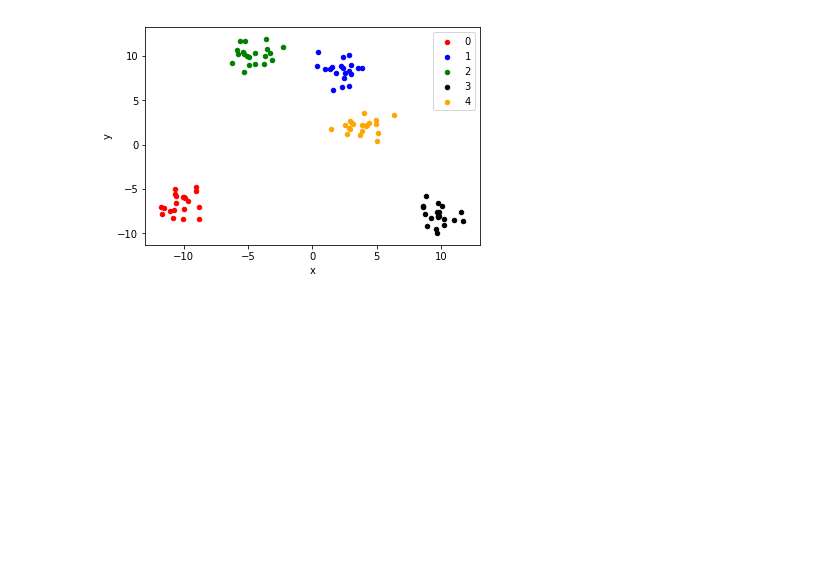
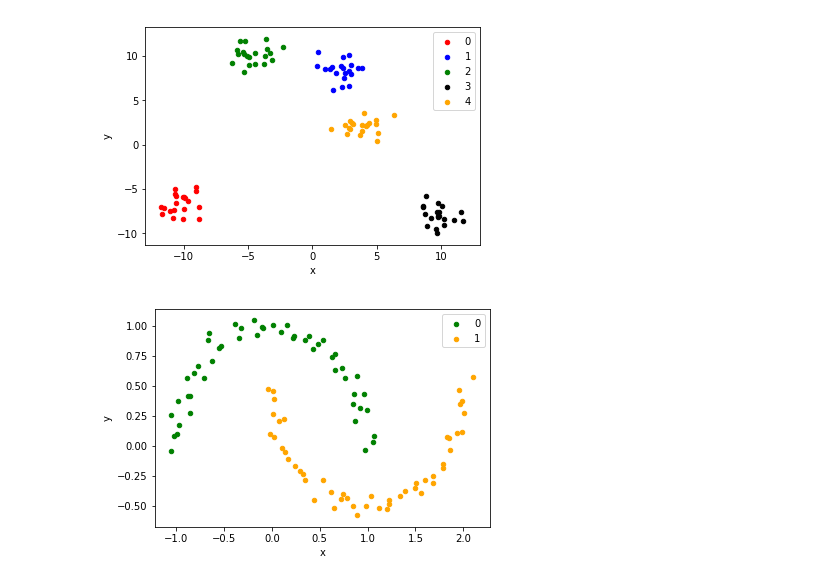
Before and after one commit to allaccountstaken/sandbox, a Jupyter notebook: GeneratingDataSets.ipynb, the cells around one changed output. Cells and saved outputs as stored; diff of their text form; code cells hidden in the pictures; blank space fills up the shorter version.

Commit message:
make moons

```diff
--- a/GeneratingDataSets.ipynb
+++ b/GeneratingDataSets.ipynb
@@ -35,3 +38,14 @@ for key, group in grouped:
 plt.show()
 # %% [output]
 [figure]
+# %%
+# Plot moonms for nonlinear classifications
+X, y = make_moons(n_samples=100, noise=0.05)
+df = DataFrame(dict(x=X[:,0], y=X[:,1], label=y))
+colors = {0: 'green', 1: 'orange'}
+fir, ax = plt.subplots()
+grouped = df.groupby('label')
+for key, group in grouped:
+    group.plot(ax=ax, kind='scatter', y='y', x='x', label=key, color=colors[key])
+# %% [output]
+[figure, added]
```
Also changed, not shown: parts of 4 cells of this notebook.
